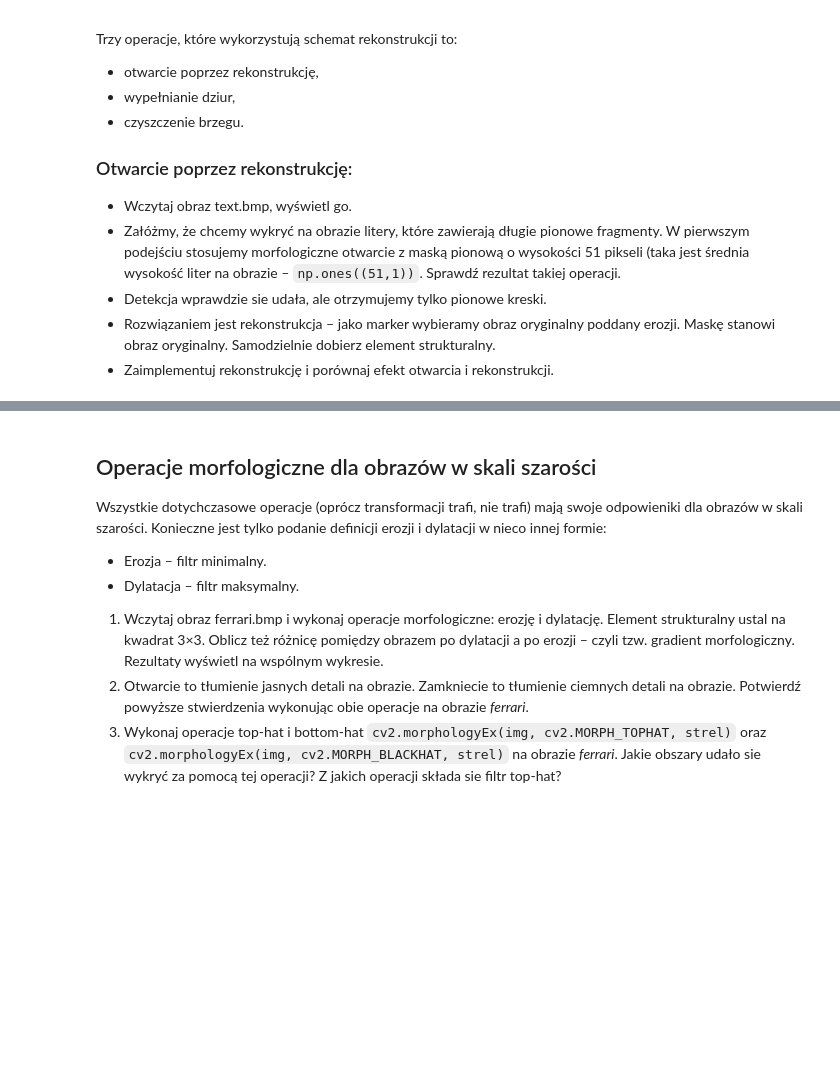
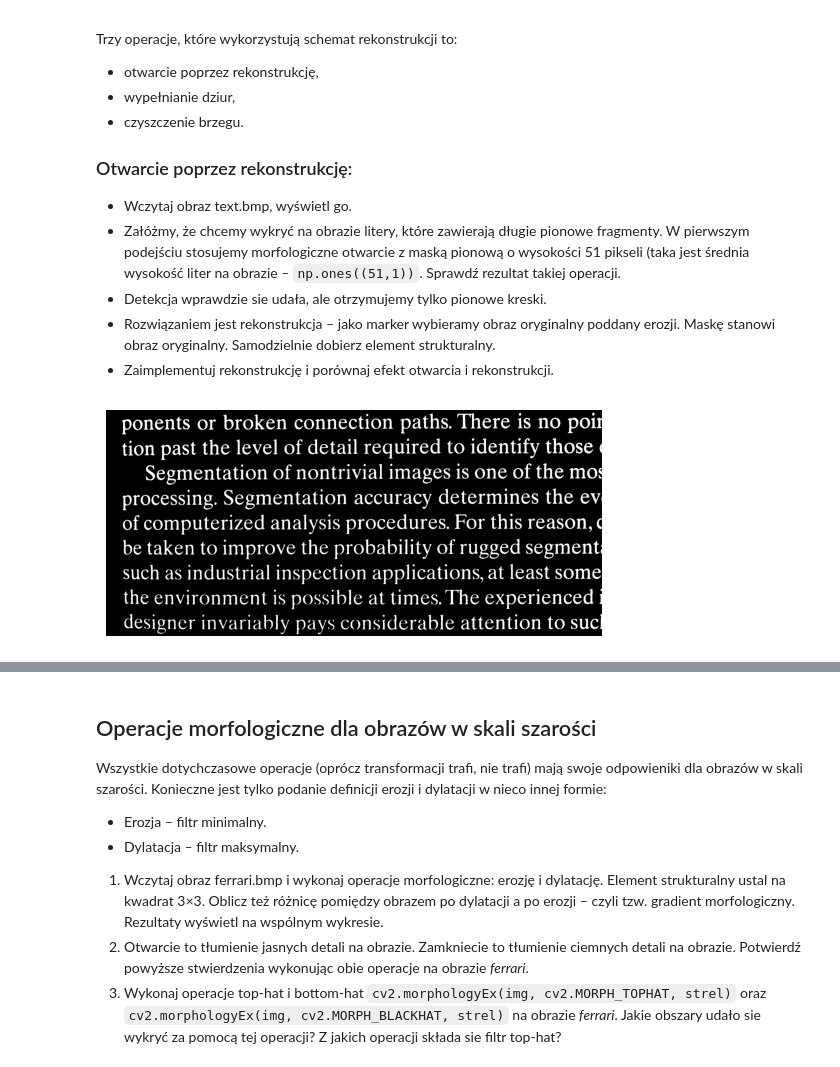
Before and after one commit to krudny/Image-processing, a Jupyter notebook: Lab7-morphology/10_morphology.ipynb, the cells around one changed output, grey strips where cells are left out. Drawn from its saved outputs; the diff is of its cells as text; code cells hidden in the pictures; blank space fills up the shorter version.

```diff
--- a/Lab7-morphology/10_morphology.ipynb
+++ b/Lab7-morphology/10_morphology.ipynb
@@ -231,3 +231,8 @@ Trzy operacje, które wykorzystują schemat rekonstrukcji to:
 - Detekcja wprawdzie sie udała, ale otrzymujemy tylko pionowe kreski.
 - Rozwiązaniem jest rekonstrukcja – jako marker wybieramy obraz oryginalny poddany erozji. Maskę stanowi obraz oryginalny. Samodzielnie dobierz element strukturalny.
 - Zaimplementuj rekonstrukcję i porównaj efekt otwarcia i rekonstrukcji.
+# %%
+text = read_img('text.bmp')
+plot_img(text)
+# %% [output]
+[figure, added]
```
Also changed, not shown: parts of 3 cells of this notebook.
